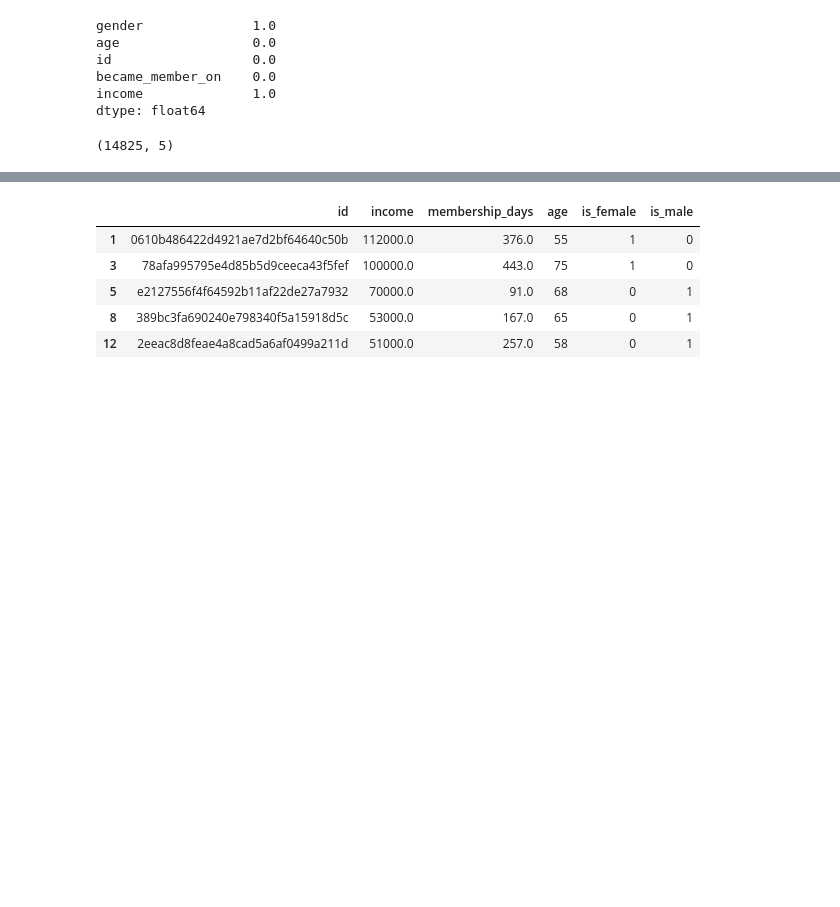
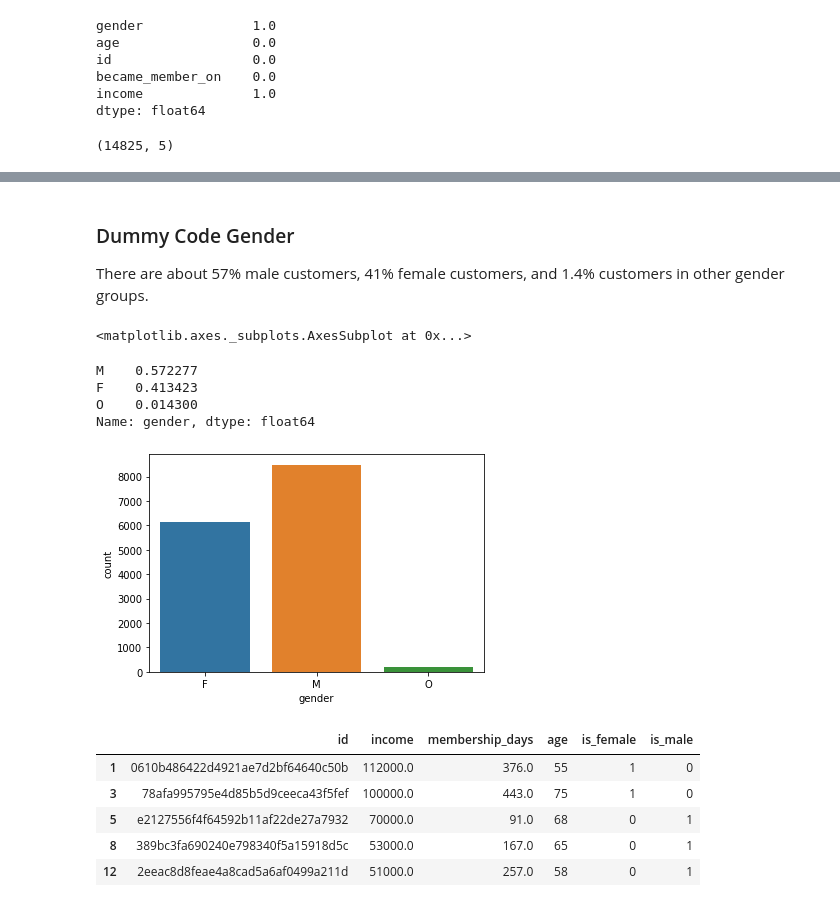
Before and after one commit to tanyayt/udacity_data_scientist, a Jupyter notebook: starbucks_optimizing_app_offers/Starbucks_Capstone_notebook.ipynb, the cells around one changed output, grey strips where cells are left out. Drawn from its saved outputs; the diff is of its cells as text; code cells hidden in the pictures; blank space fills up the shorter version.

```diff
--- a/starbucks_optimizing_app_offers/Starbucks_Capstone_notebook.ipynb
+++ b/starbucks_optimizing_app_offers/Starbucks_Capstone_notebook.ipynb
@@ -260,6 +320,20 @@ See the caveats in the documentation: http://pandas.pydata.org/pandas-docs/stabl
 | 5 | M | 68 | e2127556f4f64592b11af22de27a7932 | 70000.0 | 91.0 |
 | 8 | M | 65 | 389bc3fa690240e798340f5a15918d5c | 53000.0 | 167.0 |
 | 12 | M | 58 | 2eeac8d8feae4a8cad5a6af0499a211d | 51000.0 | 257.0 |
+# %% [markdown]
+### Dummy Code Gender
+There are about 57% male customers, 41% female customers, and 1.4% customers in other gender groups.
+# %%
+# Gender distribution
+sns.countplot(x='gender',data=profile_clean)
+profile_clean.gender.value_counts()/profile_clean.shape[0] # to compute percentages
+# %% [output]
+<matplotlib.axes._subplots.AxesSubplot at 0x...>
+M    0.572277
+F    0.413423
+O    0.014300
+Name: gender, dtype: float64
+[figure, added]
 # %%
 # dummy_code gender
 gender_dummy_coded = pd.get_dummies(profile_clean.gender).rename(columns ={'F':'is_female','M':'is_male'})
```
Also changed, not shown: parts of 79 cells of this notebook.
